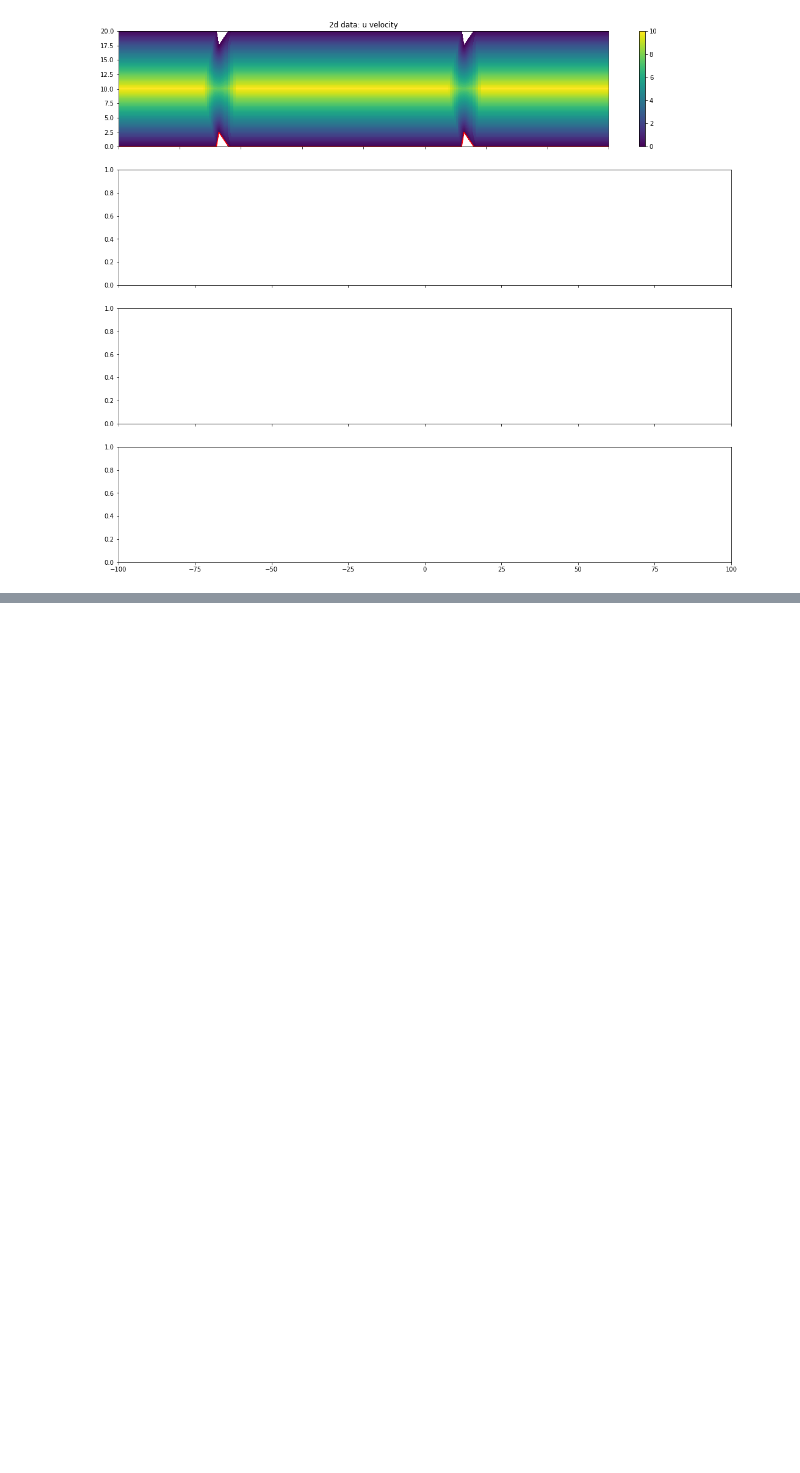
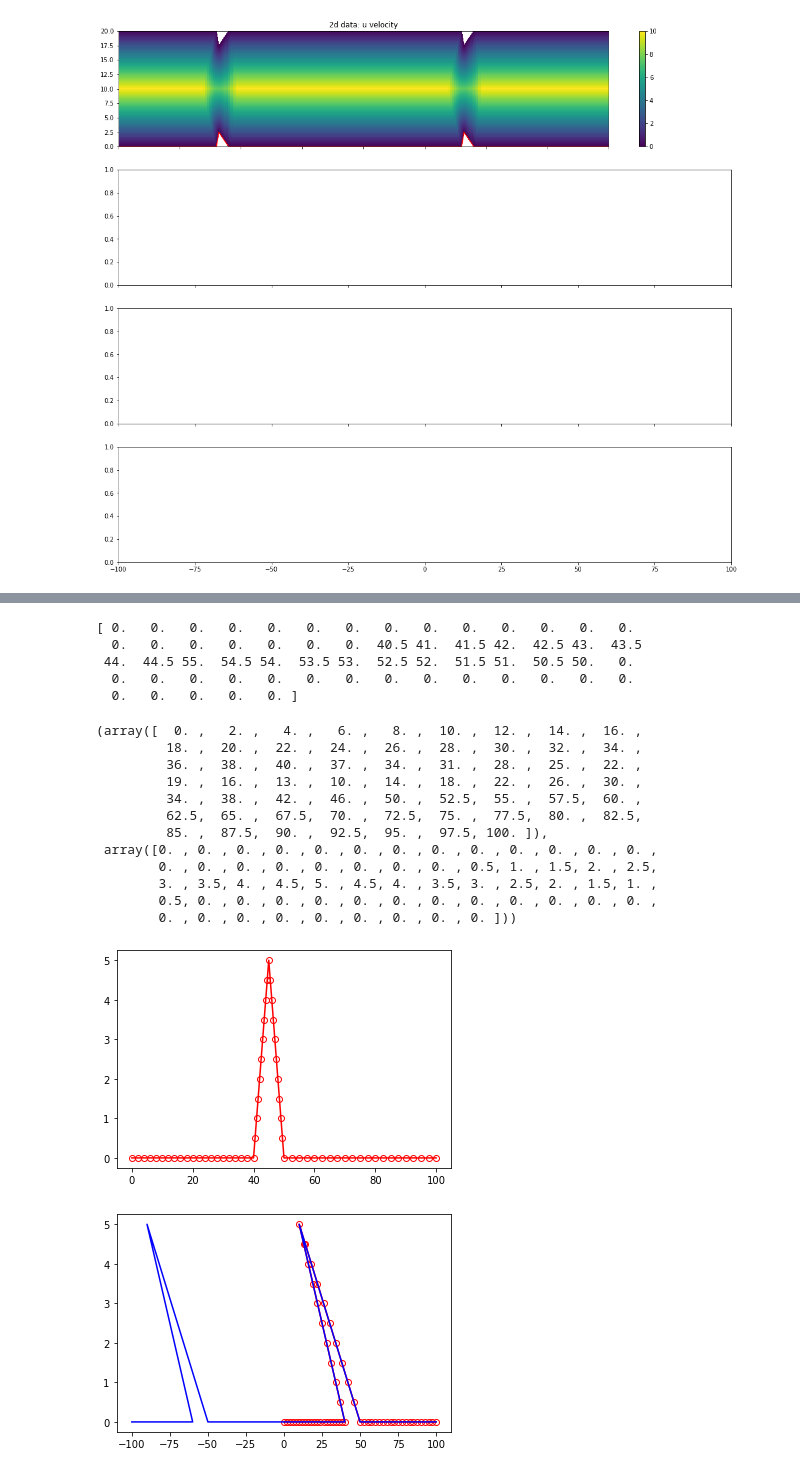
Before and after one commit to zongyi-li/Geo-FNO-catheter, a Jupyter notebook: data_mesh.ipynb, the cells around one changed output, grey strips where cells are left out. Cells and saved outputs as stored; diff of their text form; code cells hidden in the pictures; blank space fills up the shorter version.

```diff
--- a/data_mesh.ipynb
+++ b/data_mesh.ipynb
@@ -305,0 +269,28 @@ fig.colorbar(im0,ax=ax[0])
+# %%
+from catheter import numpy_catheter_mesh_1d
+
+x1, x2, x3, h = 40, 10, 50, 5
+ncy = 20
+ncx1, ncx2, ncx3, ncx4 = 20, 10, 10, 20
+
+numpy_catheter_mesh_1d(x2, x3, h, ncx1, ncx2, ncx3, ncx4, plot_or_not = True)
+# %% [output]
+[ 0.   0.   0.   0.   0.   0.   0.   0.   0.   0.   0.   0.   0.   0.
+  0.   0.   0.   0.   0.   0.   0.  40.5 41.  41.5 42.  42.5 43.  43.5
+ 44.  44.5 55.  54.5 54.  53.5 53.  52.5 52.  51.5 51.  50.5 50.   0.
+  0.   0.   0.   0.   0.   0.   0.   0.   0.   0.   0.   0.   0.   0.
+  0.   0.   0.   0.   0. ]
+(array([  0. ,   2. ,   4. ,   6. ,   8. ,  10. ,  12. ,  14. ,  16. ,
+         18. ,  20. ,  22. ,  24. ,  26. ,  28. ,  30. ,  32. ,  34. ,
+         36. ,  38. ,  40. ,  37. ,  34. ,  31. ,  28. ,  25. ,  22. ,
+         19. ,  16. ,  13. ,  10. ,  14. ,  18. ,  22. ,  26. ,  30. ,
+         34. ,  38. ,  42. ,  46. ,  50. ,  52.5,  55. ,  57.5,  60. ,
+         62.5,  65. ,  67.5,  70. ,  72.5,  75. ,  77.5,  80. ,  82.5,
+         85. ,  87.5,  90. ,  92.5,  95. ,  97.5, 100. ]),
+ array([0. , 0. , 0. , 0. , 0. , 0. , 0. , 0. , 0. , 0. , 0. , 0. , 0. ,
+        0. , 0. , 0. , 0. , 0. , 0. , 0. , 0. , 0.5, 1. , 1.5, 2. , 2.5,
+        3. , 3.5, 4. , 4.5, 5. , 4.5, 4. , 3.5, 3. , 2.5, 2. , 1.5, 1. ,
+        0.5, 0. , 0. , 0. , 0. , 0. , 0. , 0. , 0. , 0. , 0. , 0. , 0. ,
+        0. , 0. , 0. , 0. , 0. , 0. , 0. , 0. , 0. ]))
+[figure, added]
+[figure, added]
```
Also changed, not shown: parts of 6 cells of this notebook, 5 other files.
